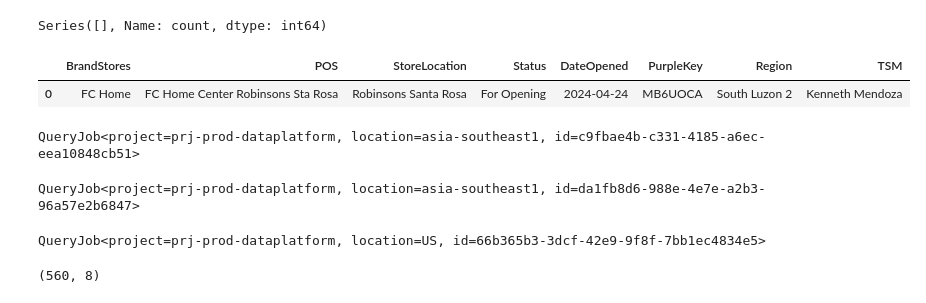
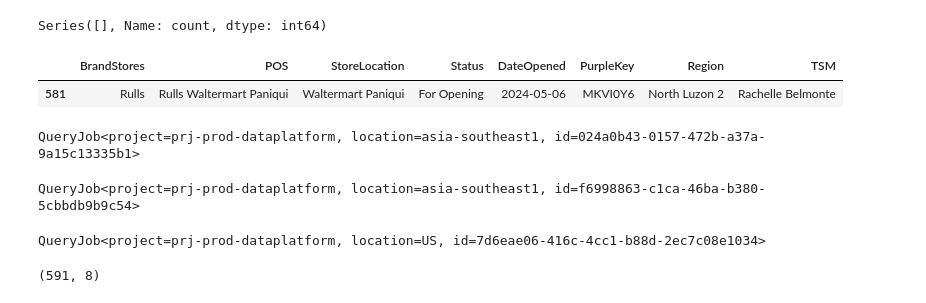
Before and after one commit to dchakroborti-tonik/POS_Addition, a Jupyter notebook: Notebook/Pos_mapping_new.ipynb, the cells around one changed output. Drawn from its saved outputs; the diff is of its cells as text; code cells hidden in the pictures.

```diff
--- a/Notebook/Pos_mapping_new.ipynb
+++ b/Notebook/Pos_mapping_new.ipynb
@@ -24,7 +24,7 @@ client = bigquery.Client(project='prj-prod-dataplatform')
 # Set options or configurations as needed
 # Example: pd.set_option('display.max_columns', None)
 # %%
-df = pd.read_excel(r"C:\Users\DwaipayanChakroborti\OneDrive - Tonik Financial Pte Ltd\MyStuff\SIL Sales\Shin Nebria\POS_Addition\Data\List of Store Opening20240424.xlsx", sheet_name = 'PowerBI')
+df = pd.read_excel(r"C:\Users\DwaipayanChakroborti\OneDrive - Tonik Financial Pte Ltd\MyStuff\SIL Sales\Shin Nebria\POS_Addition\Data\List of Store Opening (PowerBI) 2.xlsx", sheet_name = 'PowerBI')
 df.head()
 # %% [output]
 |  | POS NAME | STORE LOCATION | STATUS | DATE ACTIVATION | PURPLE KEY | REGION | TSM | Brand |
@@ -295,30 +327,30 @@ print(filtered_counts)
 # %% [output]
 Series([], Name: count, dtype: int64)
 # %%
-df[df['PurpleKey']== 'MB6UOCA']
+df[df['PurpleKey']== 'MKVI0Y6']
 # %% [output]
 |  | BrandStores | POS | StoreLocation | Status | DateOpened | PurpleKey | Region | TSM |
-| 0 | FC Home | FC Home Center Robinsons Sta Rosa | Robinsons Santa Rosa | For Opening | 2024-04-24 | MB6UOCA | South Luzon 2 | Kenneth Mendoza |
+| 581 | Rulls | Rulls Waltermart Paniqui | Waltermart Paniqui | For Opening | 2024-05-06 | MKVI0Y6 | North Luzon 2 | Rachelle Belmonte |
 # %%
 sq = """drop table prj-prod-dataplatform.dap_ds_poweruser_playground.POS_TSM_MAPIING;"""
 
 client.query(sq)
 # %% [output]
-QueryJob<project=prj-prod-dataplatform, location=asia-southeast1, id=c9fbae4b-c331-4185-a6ec-eea10848cb51>
+QueryJob<project=prj-prod-dataplatform, location=asia-southeast1, id=024a0b43-0157-472b-a37a-9a15c13335b1>
 # %%
 sq = """create table prj-prod-dataplatform.dap_ds_poweruser_playground.POS_TSM_MAPIING as select * from prj-prod-dataplatform.dap_ds_poweruser_playground.POS_TSM_MAPIING1;"""
 client.query(sq)
 # %% [output]
-QueryJob<project=prj-prod-dataplatform, location=asia-southeast1, id=da1fb8d6-988e-4e7e-a2b3-96a57e2b6847>
+QueryJob<project=prj-prod-dataplatform, location=asia-southeast1, id=f6998863-c1ca-46ba-b380-5cbbdb9b9c54>
 # %%
 client.query("commit")
 # %% [output]
-QueryJob<project=prj-prod-dataplatform, location=US, id=66b365b3-3dcf-42e9-9f8f-7bb1ec4834e5>
+QueryJob<project=prj-prod-dataplatform, location=US, id=7d6eae06-416c-4cc1-b88d-2ec7c08e1034>
 # %%
 sq = """select * from prj-prod-dataplatform.dap_ds_poweruser_playground.POS_TSM_MAPIING;"""
 
 df = client.query(sq).to_dataframe(progress_bar_type='tqdm')
 df.shape
 # %% [output]
-(560, 8)
+(591, 8)
 # %%
```
Also changed, not shown: parts of 24 cells of this notebook, 3 other files.
